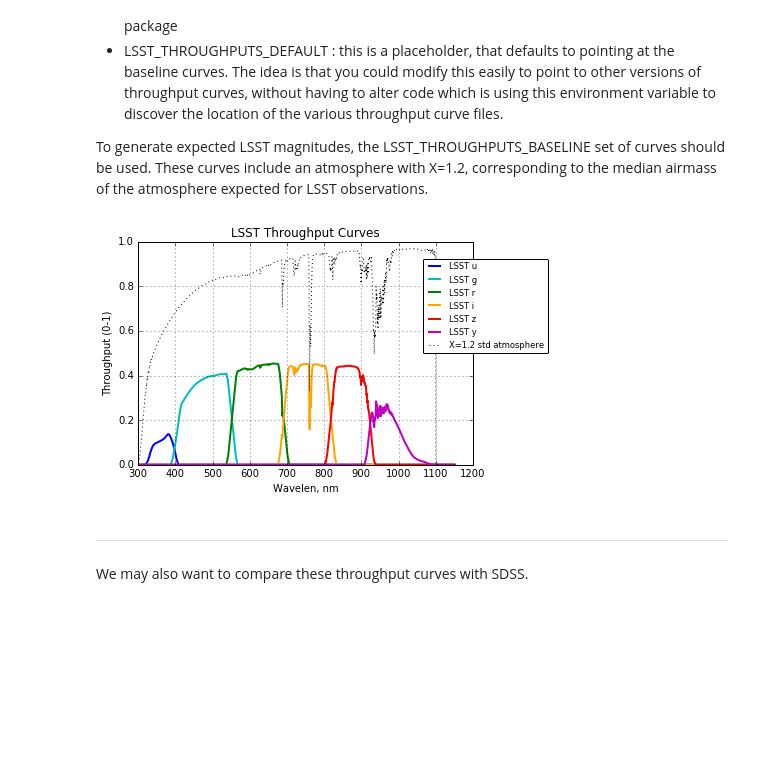
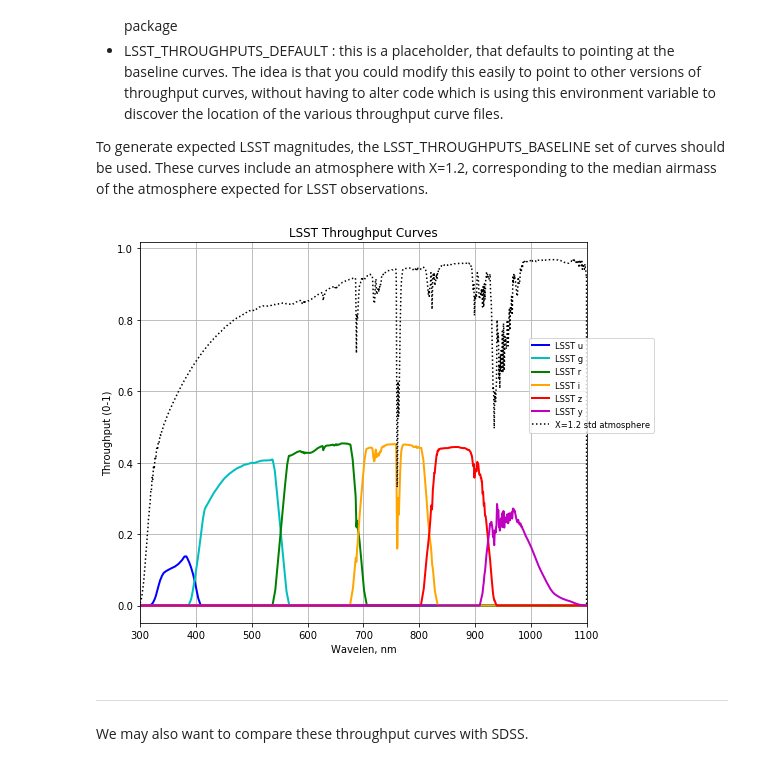
Before and after one commit to lsst/throughputs, a Jupyter notebook: examples/LSST Throughputs Curves.ipynb, the cells around one changed output. Saved outputs shown, nothing was run; the diff lists cells and outputs as text; code cells hidden in the pictures; blank space fills up the shorter version.

```diff
--- a/examples/LSST Throughputs Curves.ipynb
+++ b/examples/LSST Throughputs Curves.ipynb
@@ -41,17 +41,19 @@ atmos = Bandpass()
 atmos.readThroughput(os.path.join(filterdir, 'atmos_std.dat'))
 # %%
 # Plot these curves alone.
+plt.figure(figsize=(8,7))
 for f in filterlist:
     plt.plot(lsst[f].wavelen, lsst[f].sb, color=filtercolors[f], lw=2, label='LSST %s' % (f))
 plt.plot(atmos.wavelen, atmos.sb, 'k:', label='X=1.2 std atmosphere')
 plt.xlabel('Wavelen, nm')
 plt.ylabel('Throughput (0-1)')
 plt.title('LSST Throughput Curves')
-plt.legend(loc=(0.85, 0.5), fancybox=True, fontsize='smaller')
+plt.xlim(300, 1100)
+plt.legend(loc=(0.87, 0.5), fancybox=True, fontsize='smaller')
 plt.grid(True)
 plt.savefig(os.path.join(filterdir, 'LSSTfilters.png'), format='png')
 # %% [output]
-[figure, old version]
+[figure, new version]
 # %% [markdown]
 ---
 We may also want to compare these throughput curves with SDSS.
```
Also changed, not shown: parts of 3 cells of this notebook, 2 other files.
